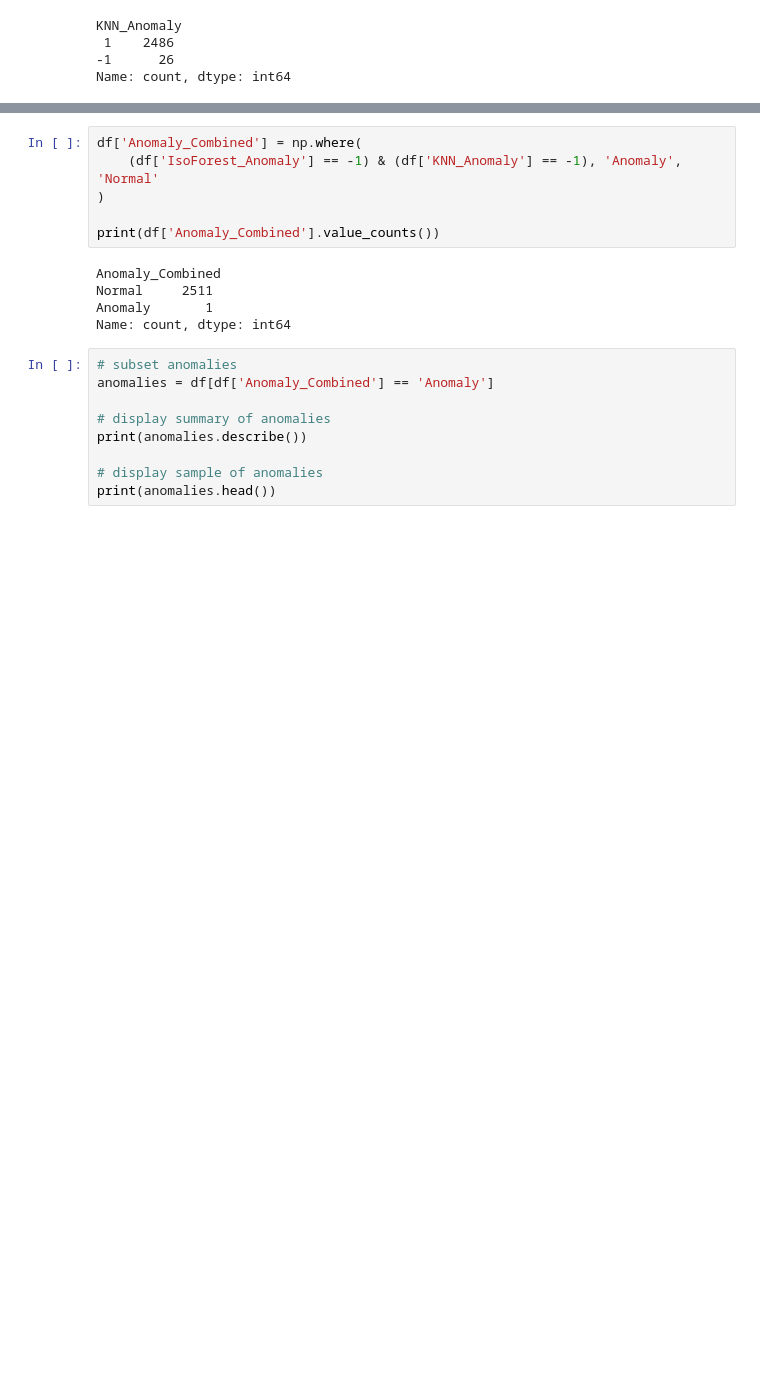
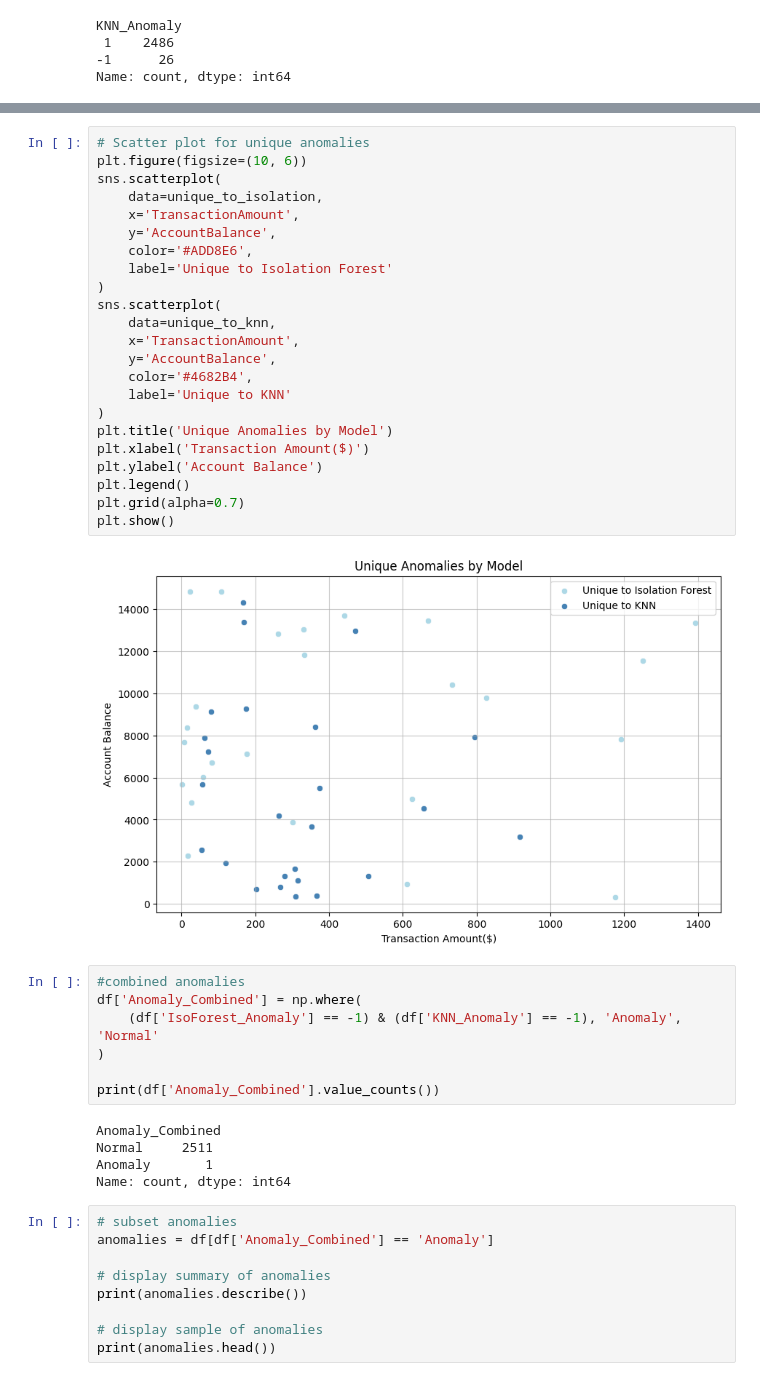
Before and after one commit to briannemcgrath/PFDA, a Jupyter notebook: project/project.ipynb, the cells around one changed output, grey strips where cells are left out. Cells and saved outputs as stored; diff of their text form; blank space fills up the shorter version.

```diff
--- a/project/project.ipynb
+++ b/project/project.ipynb
@@ -581,4 +624,30 @@ Name: count, dtype: int64
+# %%
+# Scatter plot for unique anomalies
+plt.figure(figsize=(10, 6))
+sns.scatterplot(
+    data=unique_to_isolation,
+    x='TransactionAmount',
+    y='AccountBalance',
+    color='#ADD8E6',
+    label='Unique to Isolation Forest'
+)
+sns.scatterplot(
+    data=unique_to_knn,
+    x='TransactionAmount',
+    y='AccountBalance',
+    color='#4682B4',
+    label='Unique to KNN'
+)
+plt.title('Unique Anomalies by Model')
+plt.xlabel('Transaction Amount($)')
+plt.ylabel('Account Balance')
+plt.legend()
+plt.grid(alpha=0.7)
+plt.show()
+# %% [output]
+[figure, added]
 # %%
+#combined anomalies
 df['Anomaly_Combined'] = np.where(
     (df['IsoForest_Anomaly'] == -1) & (df['KNN_Anomaly'] == -1), 'Anomaly', 'Normal'
 )
```
Also changed, not shown: parts of 5 cells of this notebook.
